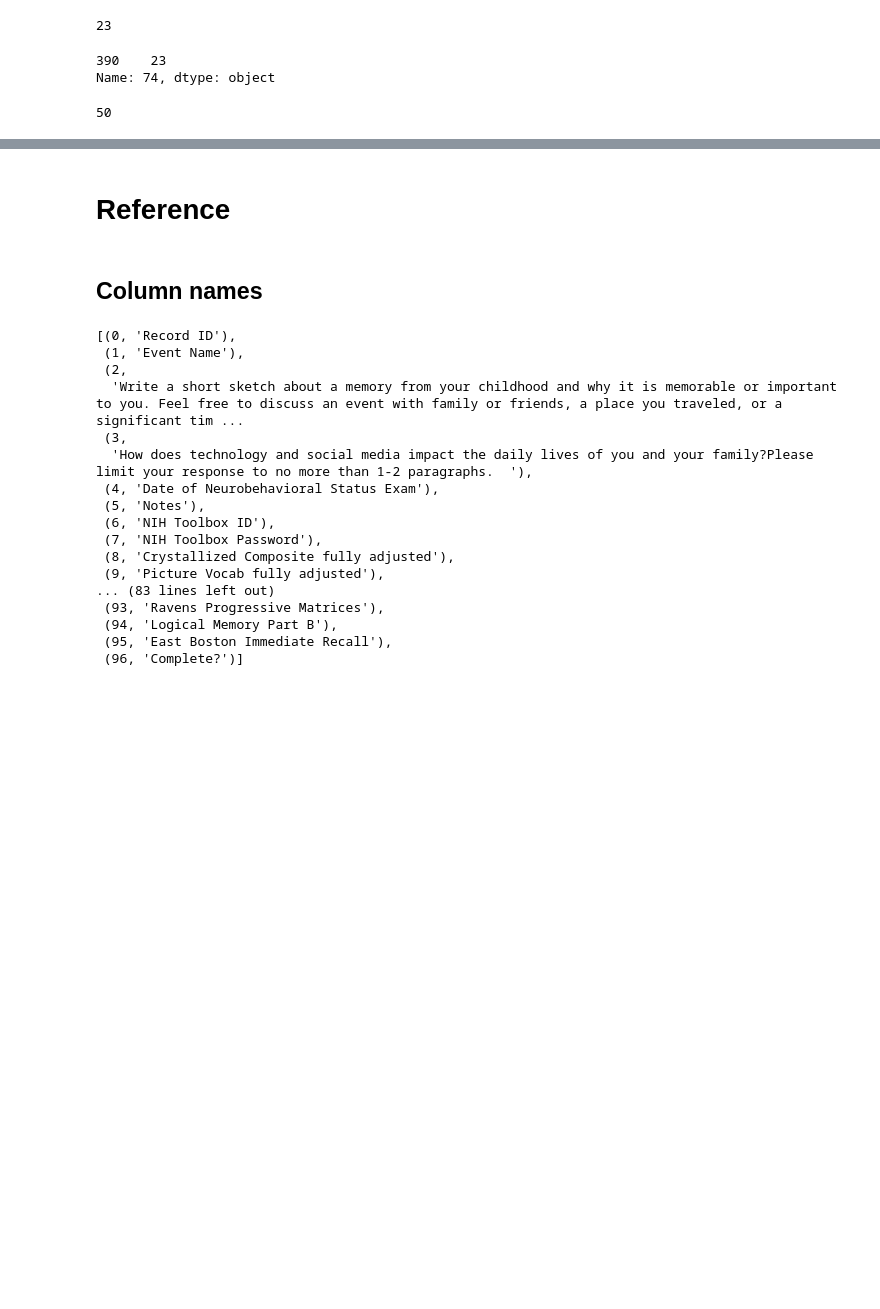
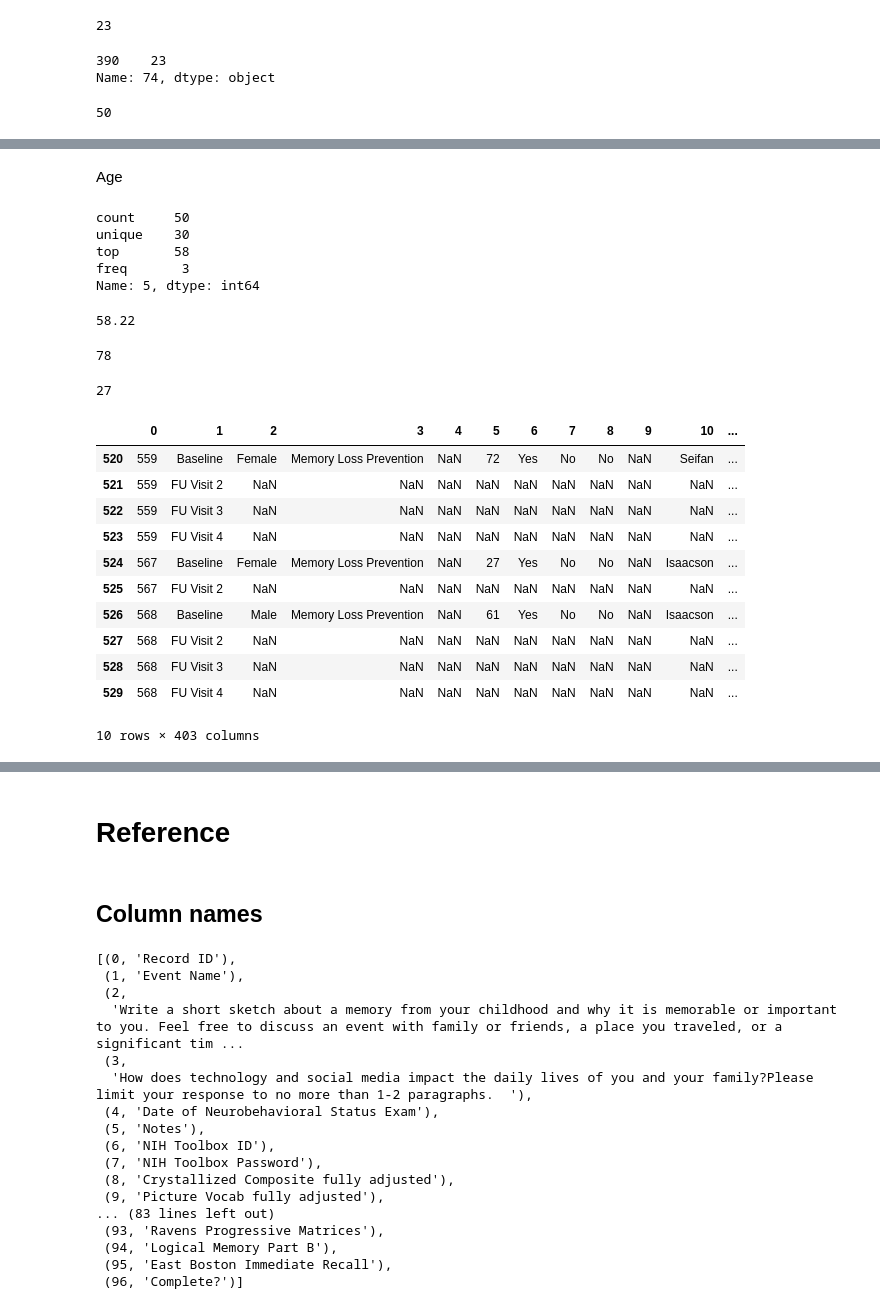
Before and after one commit to trallen91/Trace, a Jupyter notebook: CogScores.ipynb, the cells around one changed output, grey strips where cells are left out. Saved outputs shown, nothing was run; the diff lists cells and outputs as text; code cells hidden in the pictures; blank space fills up the shorter version.

Commit message:
lancet incorporated, setup for modeling

```diff
--- a/CogScores.ipynb
+++ b/CogScores.ipynb
@@ -242,0 +267,2 @@ len(tech_ix)
+# %%
+lancet = pd.read_excel('Lancet.xlsx',header=None)
@@ -242,0 +366,37 @@ len(tech_ix)
+# %% [markdown]
+Age
+# %%
+lancet.iloc[lancet_all_ix][5].describe()
+# %% [output]
+count     50
+unique    30
+top       58
+freq       3
+Name: 5, dtype: int64
+# %%
+mean(lancet.iloc[lancet_all_ix][5].dropna())
+# %% [output]
+58.22
+# %%
+max(lancet.iloc[lancet_all_ix][5].dropna())
+# %% [output]
+78
+# %%
+min(lancet.iloc[lancet_all_ix][5].dropna())
+# %% [output]
+27
+# %%
+lancet.iloc[520:530]
+# %% [output]
+|  | 0 | 1 | 2 | 3 | 4 | 5 | 6 | 7 | 8 | 9 | 10 | ... |
+| 520 | 559 | Baseline | Female | Memory Loss Prevention | NaN | 72 | Yes | No | No | NaN | Seifan | ... |
+| 521 | 559 | FU Visit 2 | NaN | NaN | NaN | NaN | NaN | NaN | NaN | NaN | NaN | ... |
+| 522 | 559 | FU Visit 3 | NaN | NaN | NaN | NaN | NaN | NaN | NaN | NaN | NaN | ... |
+| 523 | 559 | FU Visit 4 | NaN | NaN | NaN | NaN | NaN | NaN | NaN | NaN | NaN | ... |
+| 524 | 567 | Baseline | Female | Memory Loss Prevention | NaN | 27 | Yes | No | No | NaN | Isaacson | ... |
+| 525 | 567 | FU Visit 2 | NaN | NaN | NaN | NaN | NaN | NaN | NaN | NaN | NaN | ... |
+| 526 | 568 | Baseline | Male | Memory Loss Prevention | NaN | 61 | Yes | No | No | NaN | Isaacson | ... |
+| 527 | 568 | FU Visit 2 | NaN | NaN | NaN | NaN | NaN | NaN | NaN | NaN | NaN | ... |
+| 528 | 568 | FU Visit 3 | NaN | NaN | NaN | NaN | NaN | NaN | NaN | NaN | NaN | ... |
+| 529 | 568 | FU Visit 4 | NaN | NaN | NaN | NaN | NaN | NaN | NaN | NaN | NaN | ... |
+10 rows × 403 columns
```
Also changed, not shown: parts of 69 cells of this notebook.
